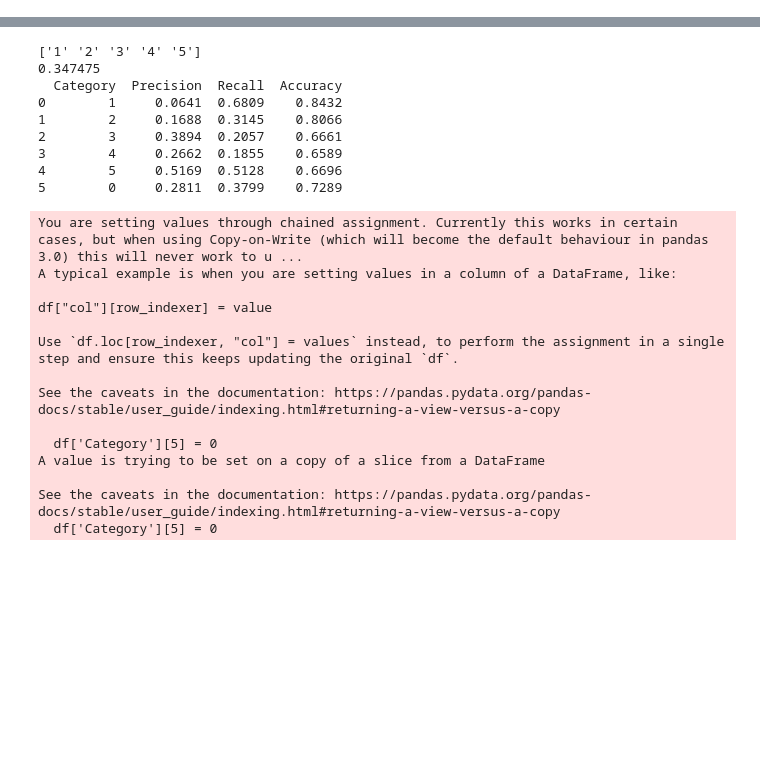
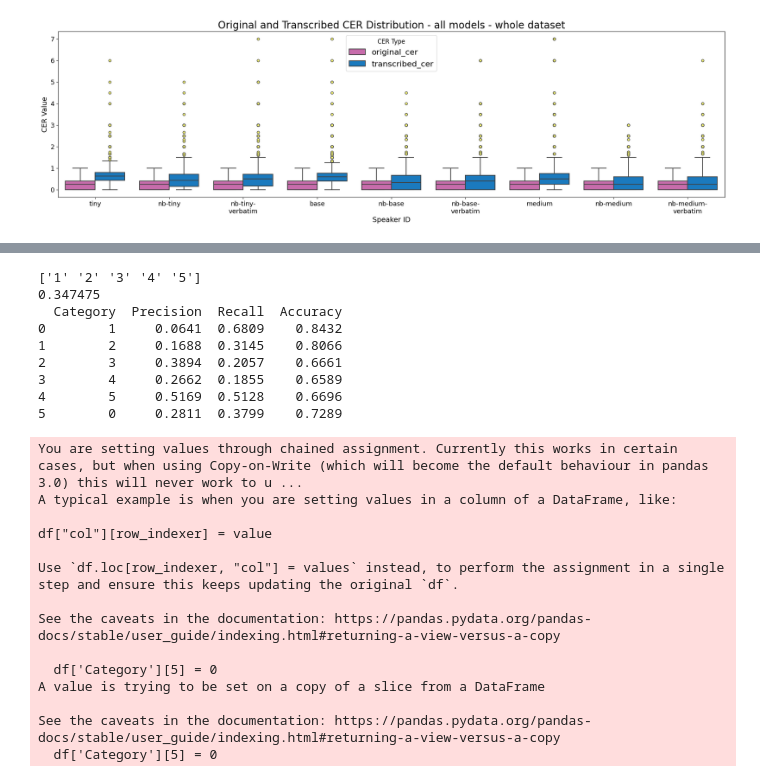
Before and after one commit to amandathunes/master_repo, a Jupyter notebook: Calculate the confusion matrix, accuracy, precision and recall for the given models in a directory.ipynb, the cells around one changed output, grey strips where cells are left out. Drawn from its saved outputs; the diff is of its cells as text; code cells hidden in the pictures; blank space fills up the shorter version.

```diff
--- a/Calculate the confusion matrix, accuracy, precision and recall for the given models in a directory.ipynb
+++ b/Calculate the confusion matrix, accuracy, precision and recall for the given models in a directory.ipynb
@@ -15,0 +103,9 @@ import os
+# %%
+results_dir = './Transcriptions/Results'
+lst_path = [os.path.join(results_dir, file) for file in lst_csv]
+lst_path.sort(key=lambda s: len(s)) # Sort the models to be in the correct order - whit help of str lengdt --
+models = ['tiny', 'nb-whisper-tiny', 'nb-whisper-tiny-verbatim',
+        'base', 'nb-whisper-base', 'nb-whisper-base-verbatim',
+        'medium', 'nb-whisper-medium', 'nb-whisper-medium-verbatim']
+
+lst_path.sort(key=lambda s: models.index(s.split('_')[-2]))
@@ -15,0 +117,82 @@ import os
+# %%
+save_dir_box_cer = './Transcriptions/Results/BoxPlots/Model_CER'
+if not os.path.exists(save_dir_box_cer):
+    os.makedirs(save_dir_box_cer)
+    print(f"Directory {save_dir_box_cer} created")
+# %%
+big_boy_df = pd.DataFrame() # Data frame to store the data from all the different models
+big_df_a = pd.DataFrame()
+big_df_b = pd.DataFrame()
+
+# ---------------------------------------  BOX PLOTS --------------------------------------- #
+# ------------ Original and Transcribed CER, split into Native and Non - Native ------------ #
+for path in lst_path:
+    # CSV files ------------ #
+    df_csv = pd.read_csv(path)
+
+    # Get the correct model name ------------ #
+    model_name = path.split('/')[-1].split('_')[-2]
+    if model_name.startswith('nb'):
+        model_name = model_name.split('-')
+        if len(model_name) > 3:
+            model_name = model_name[0] + '-' + model_name[2] + '-' + model_name[3]
+        else:
+            model_name = model_name[0] + '-' + model_name[2]
+    df_csv['model_name'] = model_name
+
+    df_a = df_csv[df_csv['id'].str.startswith('a')] # Non - Native speakers
+    df_a = df_a.reset_index(drop=True)
+
+    df_d = df_csv[df_csv['id'].str.startswith('d')] # Native speakers
+    df_d = df_d.reset_index(drop=True)
+
+    # Concatenate the data frames ------------ #
+    big_boy_df = pd.concat([big_boy_df, df_csv], ignore_index=True)
+    big_df_a = pd.concat([big_df_a, df_a], ignore_index=True)
+    big_df_b = pd.concat([big_df_b, df_d], ignore_index=True)
+
+id_vars = ['model_name']
+value_vars = ['original_cer', 'transcribed_cer']
+var_name = 'cer_type'
+value_name = 'cer_value'
+
+df_melted = pd.melt(big_df_a, id_vars=id_vars, value_vars=value_vars,
+                var_name=var_name, value_name=value_name)
+df_melted_a = pd.melt(big_df_a, id_vars=id_vars, value_vars=value_vars,
+                var_name=var_name, value_name=value_name)
+df_melted_d = pd.melt(big_df_b, id_vars=id_vars, value_vars=value_vars,
+                var_name=var_name, value_name=value_name)
+
+# ------------------------------------  BOX PLOT DEF --------------------------------------- #
+def box_plot(df_melted:pd.DataFrame, name:str, save_dir_box_cer:str=save_dir_box_cer,  col:str=['#D65DB1', '#FF9671'], loc='upper center') :
+    plt.figure(figsize=(24, 6))
+    sns.boxplot(x='model_name', y='cer_value', data=df_melted, # the data parameter
+                hue='cer_type', palette=col, linewidth=1.5, # Set the box colors and line width
+                flierprops=dict(marker='o', markersize=5, markerfacecolor='#F9F871')) # fill the outliers
+
+    plt.title(f'Original and Transcribed CER Distribution - all models - {name}', fontsize=20) #,  color=col[1])
+
+    plt.xlabel('Speaker ID', fontsize=14)
+    plt.ylabel('CER Value', fontsize=14)
+    plt.legend(title='CER Type', loc=loc, title_fontsize='large', fontsize=16)
+
+    # Wrap x-axis labels into multiple lines - From ChatGPT
+    model_names = [ '\n'.join(wrap(label, 15)) for label in big_boy_df['model_name'].unique() ]
+    plt.xticks(ticks=range(len(model_names)), labels=model_names, fontsize=13)
+    plt.yticks(fontsize=13)
+    plt.show()
+
+    # save the plot to png
+    # plt.savefig(os.path.join(save_dir_box_cer, f'BoxPlot_{name}.png')) # Did not work for some reason
+    pass
+
+# ------------------------------------  BOX PLOT ALL --------------------------------------- #
+box_plot(df_melted, name='whole dataset', col = ['#D65DB1', '#007ED9'])
+
+# -----------------------------------  BOX PLOT Native [d] ------------------------------------ #
+box_plot(df_melted_d, name='Native speakers', col = ['#D65DB1', '#FF6998'], loc='upper right')
+
+# ---------------------------------  BOX PLOT Non Native [a] ---------------------------------- #
+box_plot(df_melted_a, name='Non Native speakers', col = ['#D65DB1', '#FF9671'])
+# %% [output]
+[figure, added]
```
Also changed, not shown: parts of 18 cells of this notebook, 14 other files.
